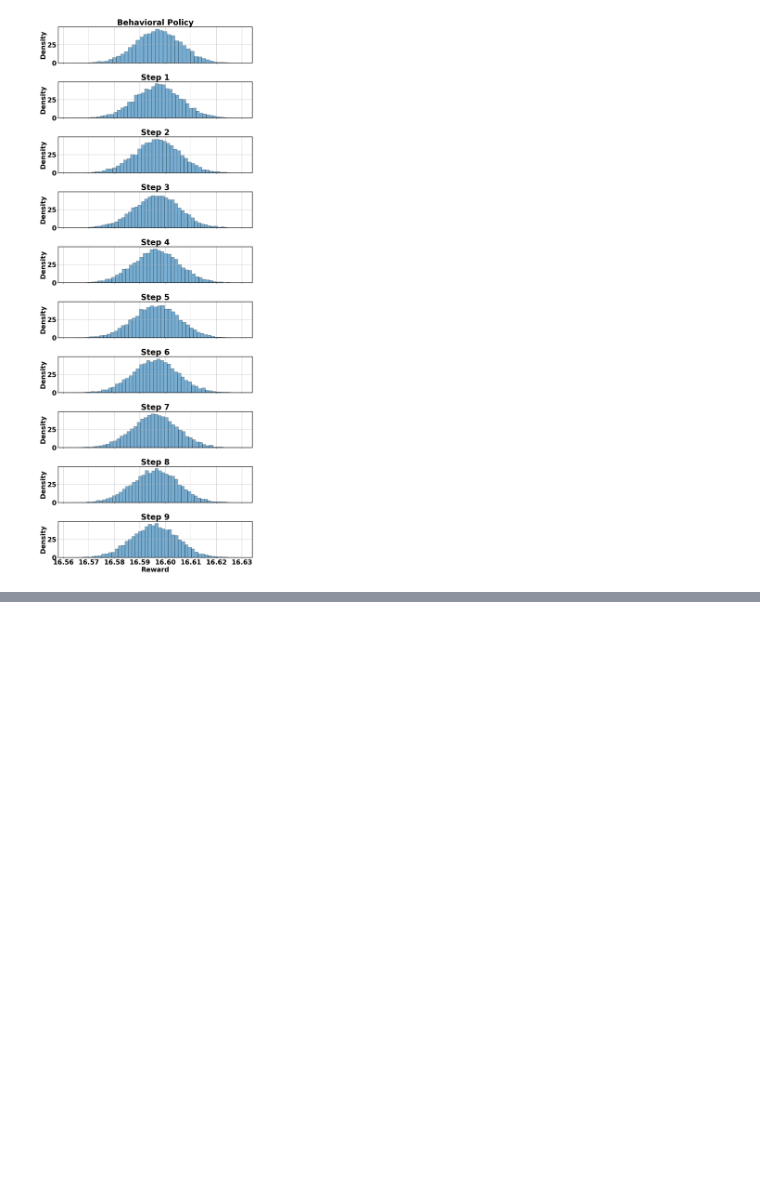
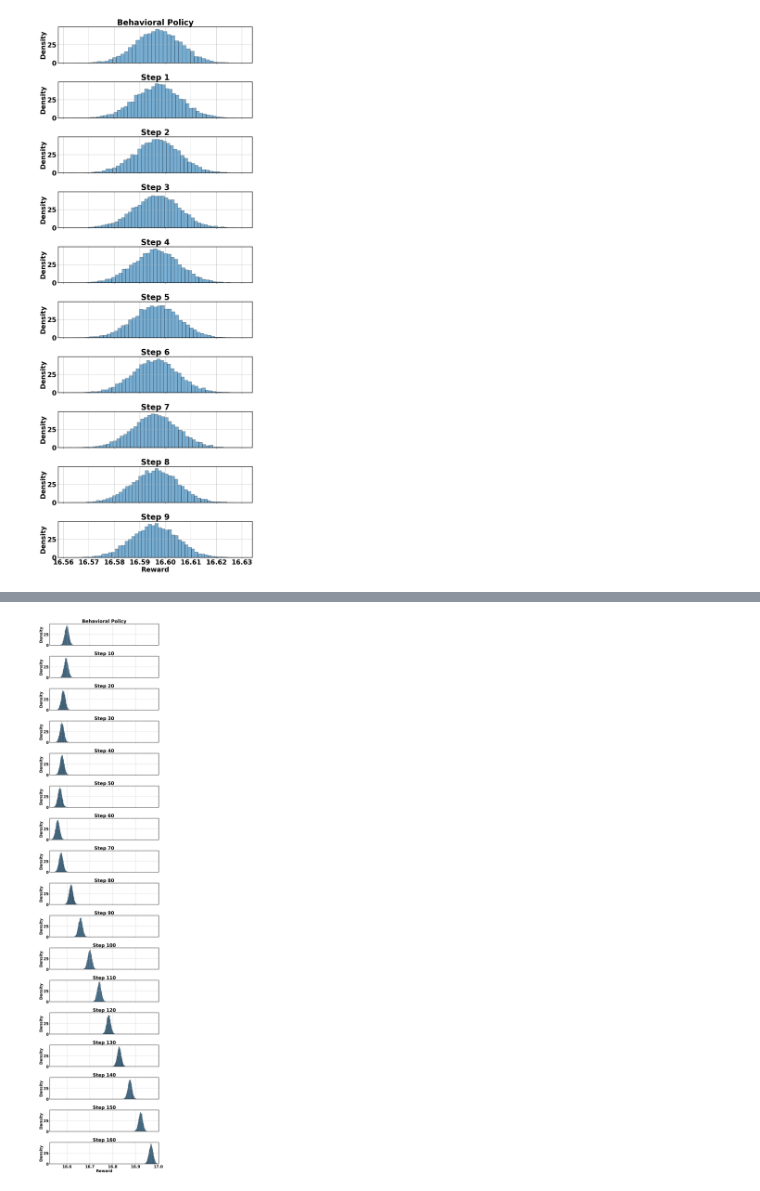
Before and after one commit to kevinkang1125/Hi_CoLA_Bus, a Jupyter notebook: result_evaluation.ipynb, the cells around one changed output, grey strips where cells are left out. Drawn from its saved outputs; the diff is of its cells as text; code cells hidden in the pictures; blank space fills up the shorter version.

```diff
--- a/result_evaluation.ipynb
+++ b/result_evaluation.ipynb
@@ -438,0 +439,22 @@ Found reward files: ['./exp_per_step/repli/raw_reward_0.txt', './exp_per_step/re
+# %%
+num_plots = len(bootstrap_means_list)
+fig, axs = plt.subplots(num_plots, 1, figsize=(12, 3 * num_plots), sharex=True, sharey=True)
+
+# Ensure axs is iterable
+if num_plots == 1:
+    axs = [axs]
+
+for i, (ax, means) in enumerate(zip(axs, bootstrap_means_list)):
+    ax.hist(means, bins=50, density=True, alpha=0.6, edgecolor='k')
+    ax.set_xlim(x_min, x_max)
+    ax.set_ylabel('Density')
+    step_idx = i * 10  # actual step index from slicing
+    ax.set_title(f"Step {step_idx}" if i > 0 else "Behavioral Policy", weight='bold')
+    ax.grid(True)
+
+axs[-1].set_xlabel('Reward', weight='bold')
+
+plt.tight_layout()
+plt.show()
+# %% [output]
+[figure, added]
```
Also changed, not shown: parts of 1 cell of this notebook, 1 other file.
